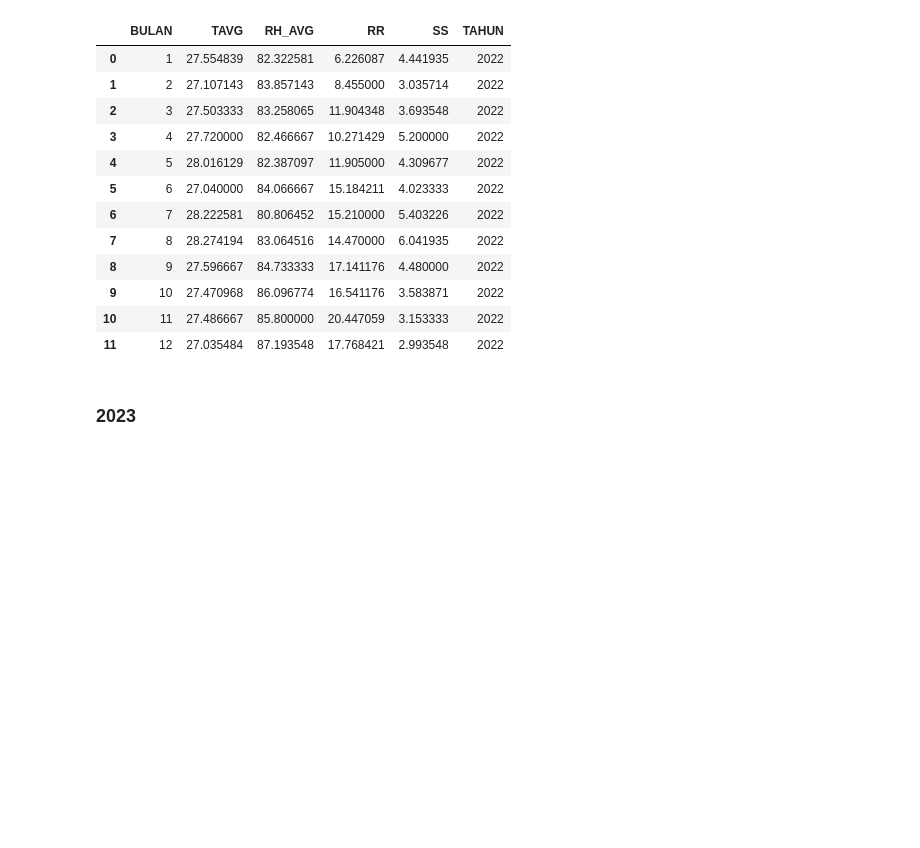
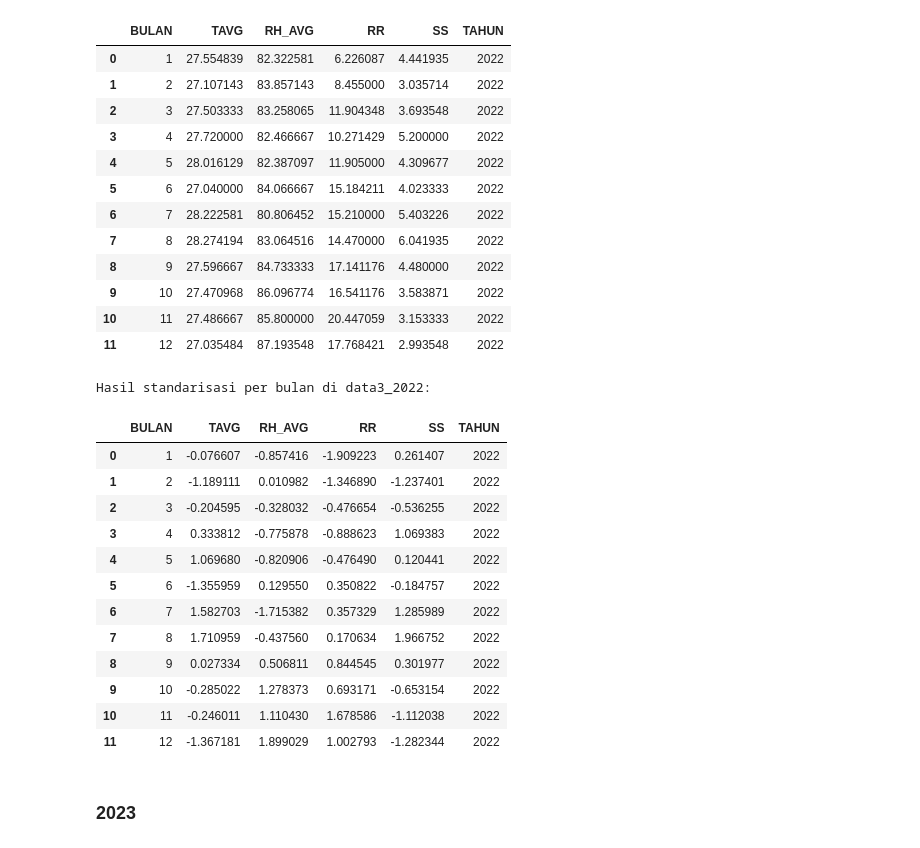
Before and after one commit to Miyaputri/Stasiun-Klimatologi-Banten, a Jupyter notebook: Preprocessing_Stasiun_Klimatologi_Banten.ipynb, the cells around one changed output. Cells and saved outputs as stored; diff of their text form; code cells hidden in the pictures; blank space fills up the shorter version.

```diff
--- a/Preprocessing_Stasiun_Klimatologi_Banten.ipynb
+++ b/Preprocessing_Stasiun_Klimatologi_Banten.ipynb
@@ -470,6 +532,37 @@ data2_2022
 | 9 | 10 | 27.470968 | 86.096774 | 16.541176 | 3.583871 | 2022 |
 | 10 | 11 | 27.486667 | 85.800000 | 20.447059 | 3.153333 | 2022 |
 | 11 | 12 | 27.035484 | 87.193548 | 17.768421 | 2.993548 | 2022 |
+# %%
+from sklearn.preprocessing import StandardScaler
+
+# Pilih kolom yang akan distandarisasi
+kolom_standar = ['TAVG', 'RH_AVG', 'RR', 'SS']
+
+# Salin data2_2022 ke data3_2022
+data3_2022 = data2_2022.copy()
+
+# Standarisasi data berdasarkan bulan di data3_2022
+scaler = StandardScaler()
+data3_2022[kolom_standar] = scaler.fit_transform(data3_2022[kolom_standar])
+
+# Cetak hasil standarisasi
+print("Hasil standarisasi per bulan di data3_2022:")
+data3_2022
+# %% [output]
+Hasil standarisasi per bulan di data3_2022:
+|  | BULAN | TAVG | RH_AVG | RR | SS | TAHUN |
+| 0 | 1 | -0.076607 | -0.857416 | -1.909223 | 0.261407 | 2022 |
+| 1 | 2 | -1.189111 | 0.010982 | -1.346890 | -1.237401 | 2022 |
+| 2 | 3 | -0.204595 | -0.328032 | -0.476654 | -0.536255 | 2022 |
+| 3 | 4 | 0.333812 | -0.775878 | -0.888623 | 1.069383 | 2022 |
+| 4 | 5 | 1.069680 | -0.820906 | -0.476490 | 0.120441 | 2022 |
+| 5 | 6 | -1.355959 | 0.129550 | 0.350822 | -0.184757 | 2022 |
+| 6 | 7 | 1.582703 | -1.715382 | 0.357329 | 1.285989 | 2022 |
+| 7 | 8 | 1.710959 | -0.437560 | 0.170634 | 1.966752 | 2022 |
+| 8 | 9 | 0.027334 | 0.506811 | 0.844545 | 0.301977 | 2022 |
+| 9 | 10 | -0.285022 | 1.278373 | 0.693171 | -0.653154 | 2022 |
+| 10 | 11 | -0.246011 | 1.110430 | 1.678586 | -1.112038 | 2022 |
+| 11 | 12 | -1.367181 | 1.899029 | 1.002793 | -1.282344 | 2022 |
 # %% [markdown]
 ### 2023
 # %%
```
Also changed, not shown: parts of 9 cells of this notebook.
